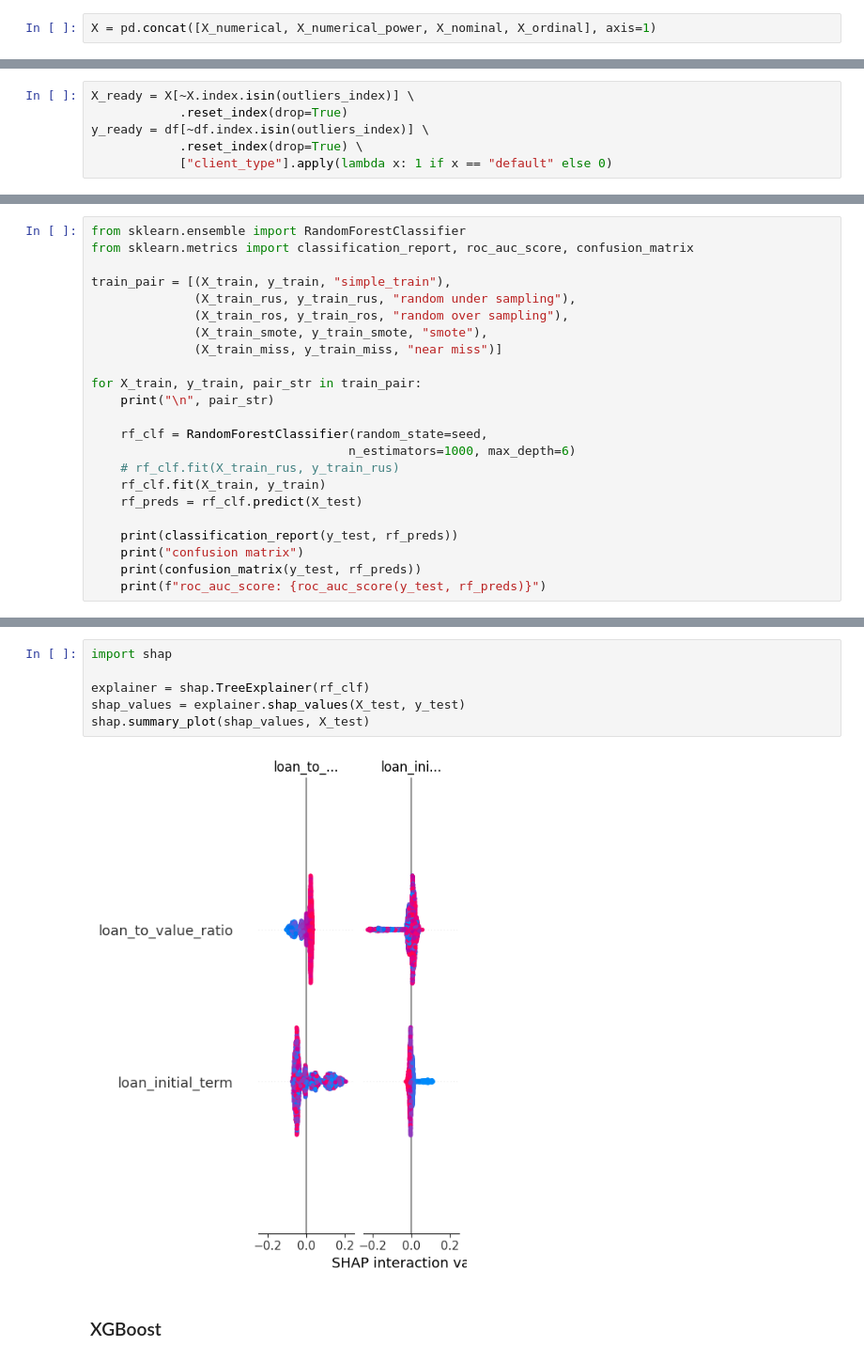
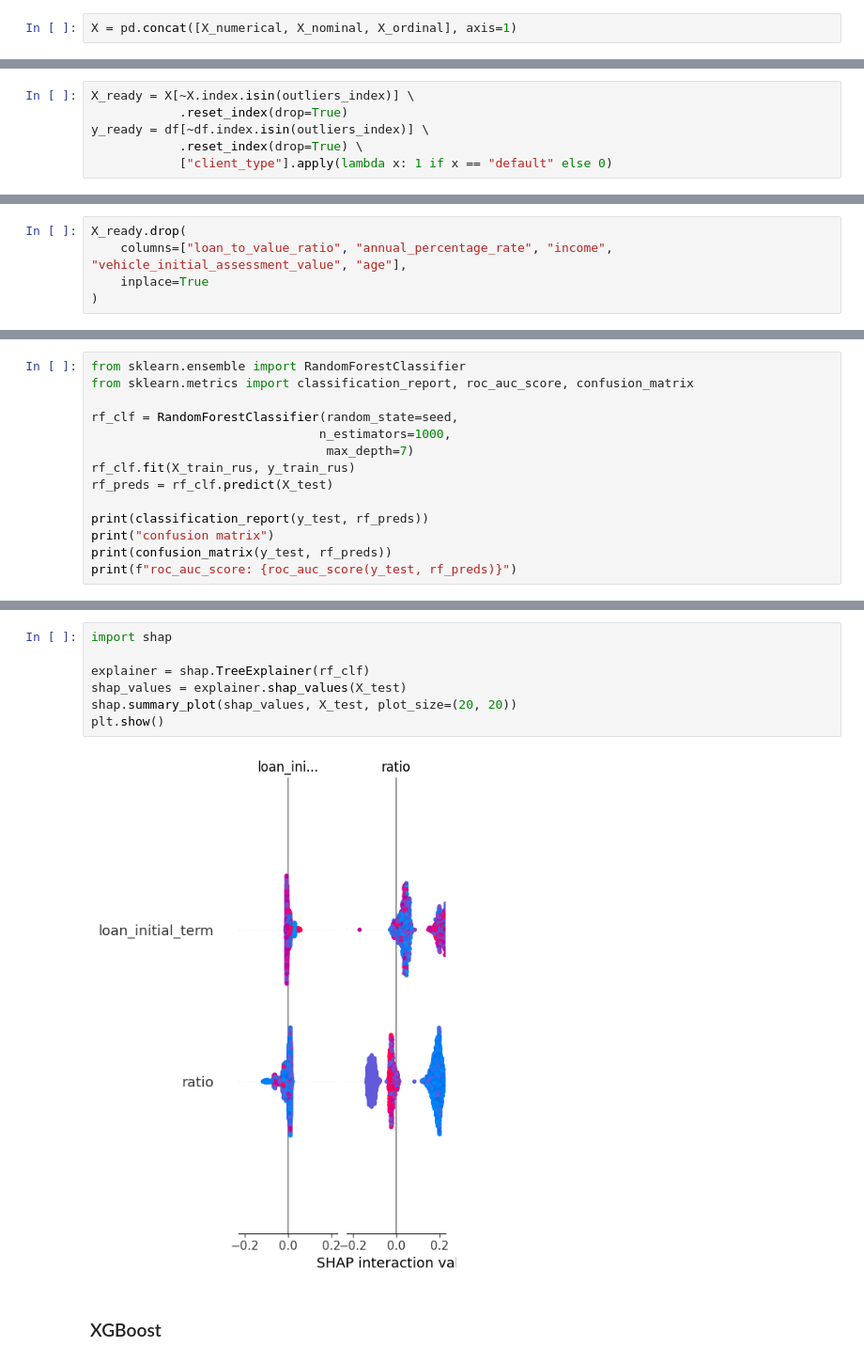
Before and after one commit to nieweglp/civitta_task, a Jupyter notebook: ml_models_final.ipynb, the cells around one changed output, grey strips where cells are left out. Shown at 94% size. Saved outputs shown, nothing was run; the diff lists cells and outputs as text.

```diff
--- a/ml_models_final.ipynb
+++ b/ml_models_final.ipynb
@@ -62,2 +115,2 @@ X_numerical_power = pd.DataFrame(numerical_power_data, columns=numerical_power_c
 # %%
-X = pd.concat([X_numerical, X_numerical_power, X_nominal, X_ordinal], axis=1)
+X = pd.concat([X_numerical, X_nominal, X_ordinal], axis=1)
@@ -197,0 +328,5 @@ y_ready = df[~df.index.isin(outliers_index)] \
+# %%
+X_ready.drop(
+    columns=["loan_to_value_ratio", "annual_percentage_rate", "income", "vehicle_initial_assessment_value", "age"],
+    inplace=True
+)
@@ -268,23 +394,14 @@ Index(['clientid', 'client_type', 'ratio', 'loan_type', 'loan_initial_term',
 from sklearn.ensemble import RandomForestClassifier
 from sklearn.metrics import classification_report, roc_auc_score, confusion_matrix
 
-train_pair = [(X_train, y_train, "simple_train"),
-              (X_train_rus, y_train_rus, "random under sampling"),
-              (X_train_ros, y_train_ros, "random over sampling"),
-              (X_train_smote, y_train_smote, "smote"),
-              (X_train_miss, y_train_miss, "near miss")]
+rf_clf = RandomForestClassifier(random_state=seed,
+                               n_estimators=1000,
+                                max_depth=7)
+rf_clf.fit(X_train_rus, y_train_rus)
+rf_preds = rf_clf.predict(X_test)
 
-for X_train, y_train, pair_str in train_pair:
-    print("\n", pair_str)
-
-    rf_clf = RandomForestClassifier(random_state=seed,
-                                   n_estimators=1000, max_depth=6)
-    # rf_clf.fit(X_train_rus, y_train_rus)
-    rf_clf.fit(X_train, y_train)
-    rf_preds = rf_clf.predict(X_test)
-
-    print(classification_report(y_test, rf_preds))
-    print("confusion matrix")
-    print(confusion_matrix(y_test, rf_preds))
-    print(f"roc_auc_score: {roc_auc_score(y_test, rf_preds)}")
+print(classification_report(y_test, rf_preds))
+print("confusion matrix")
+print(confusion_matrix(y_test, rf_preds))
+print(f"roc_auc_score: {roc_auc_score(y_test, rf_preds)}")
 # %% [output]
@@ -326,11 +447,12 @@ shap_values.shape
 # %%
 import shap
 
 explainer = shap.TreeExplainer(rf_clf)
-shap_values = explainer.shap_values(X_test, y_test)
-shap.summary_plot(shap_values, X_test)
+shap_values = explainer.shap_values(X_test)
+shap.summary_plot(shap_values, X_test, plot_size=(20, 20))
+plt.show()
 # %% [output]
-[figure, old version]
+[figure, new version]
 # %% [markdown]
 ### XGBoost
 # %%
```
Also changed, not shown: parts of 51 cells of this notebook, 2 other files.
